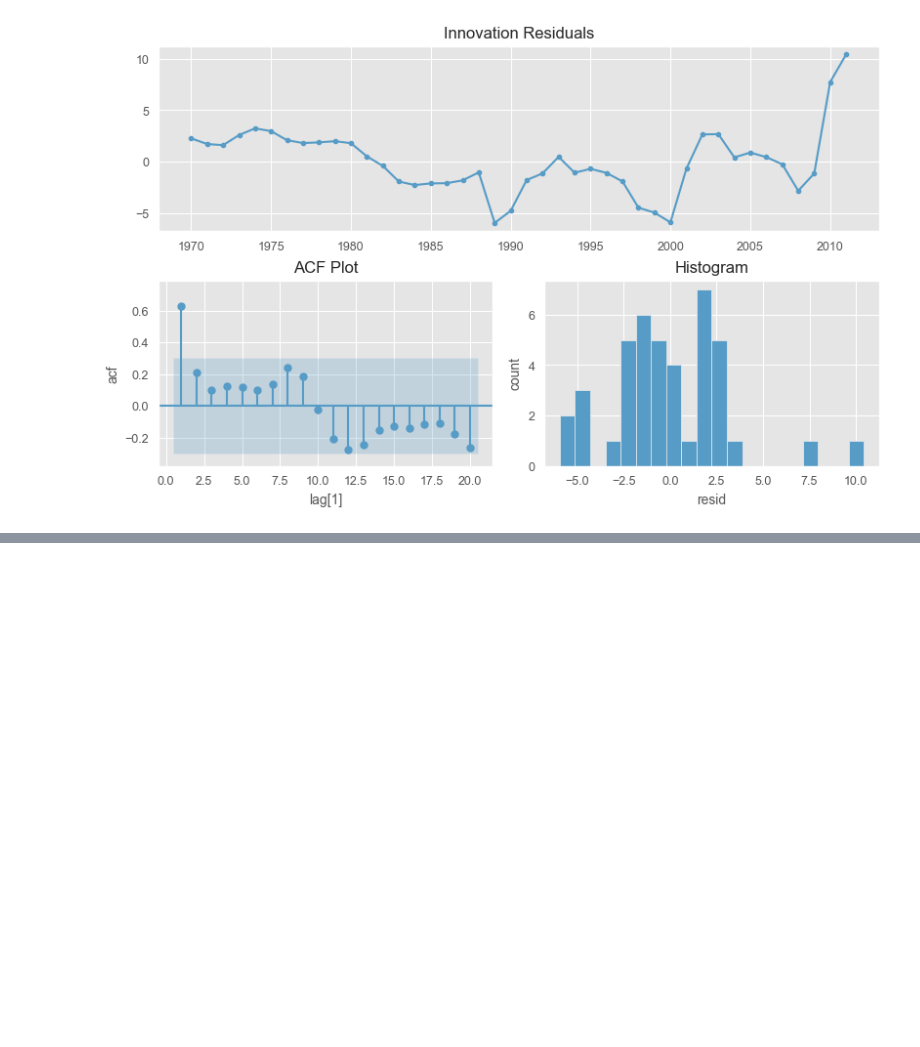
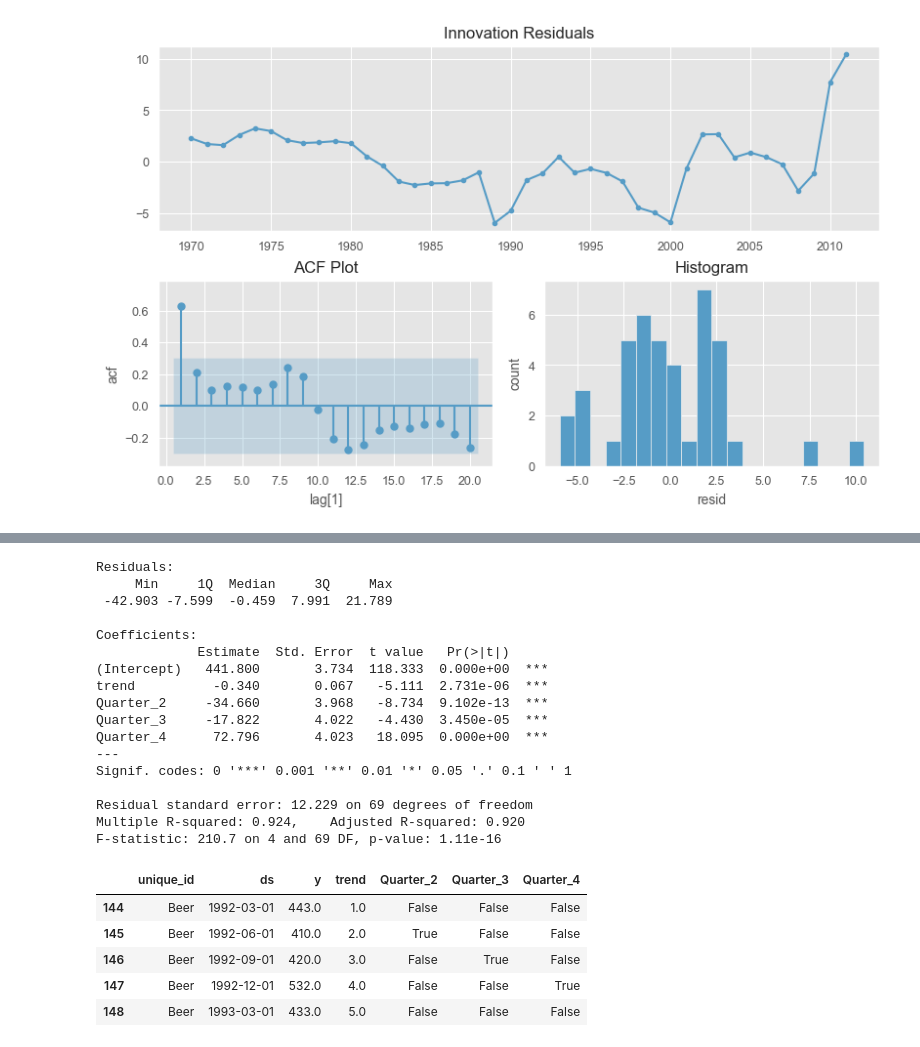
Before and after one commit to DavidGuzzi/TSA, a Jupyter notebook: Forecasting Principles and Practice 3rd/pythonic_way/7.ipynb, the cells around one changed output, grey strips where cells are left out. Cells and saved outputs as stored; diff of their text form; code cells hidden in the pictures; blank space fills up the shorter version.

```diff
--- a/Forecasting Principles and Practice 3rd/pythonic_way/7.ipynb
+++ b/Forecasting Principles and Practice 3rd/pythonic_way/7.ipynb
@@ -403,0 +416,38 @@ plot_diagnostics(forecaster=mf, target_col="Passengers", time_col="Year",
+# %%
+fit_beer = recent_beer.copy()
+# Add trend
+fit_beer, _ = trend(fit_beer, freq="QS-DEC")
+# Add quarterly indicators
+quarter = pd.get_dummies(fit_beer.ds.dt.quarter,
+    prefix="Quarter", drop_first=True)
+fit_beer = fit_beer.join(quarter)
+
+mf = MLForecast(models=LinearRegression(), freq="QS-DEC")
+mf.fit(fit_beer, fitted=True, static_features=[])
+insample = mf.forecast_fitted_values()
+print_regression_summary_from_model(mf.models_['LinearRegression'])
+display(fit_beer.head())
+# %% [output]
+Residuals:
+     Min     1Q  Median     3Q     Max
+ -42.903 -7.599  -0.459  7.991  21.789
+
+Coefficients:
+             Estimate  Std. Error  t value   Pr(>|t|)
+(Intercept)   441.800       3.734  118.333  0.000e+00  ***
+trend          -0.340       0.067   -5.111  2.731e-06  ***
+Quarter_2     -34.660       3.968   -8.734  9.102e-13  ***
+Quarter_3     -17.822       4.022   -4.430  3.450e-05  ***
+Quarter_4      72.796       4.023   18.095  0.000e+00  ***
+---
+Signif. codes: 0 '***' 0.001 '**' 0.01 '*' 0.05 '.' 0.1 ' ' 1
+
+Residual standard error: 12.229 on 69 degrees of freedom
+Multiple R-squared: 0.924,    Adjusted R-squared: 0.920
+F-statistic: 210.7 on 4 and 69 DF, p-value: 1.11e-16
+|  | unique_id | ds | y | trend | Quarter_2 | Quarter_3 | Quarter_4 |
+| 144 | Beer | 1992-03-01 | 443.0 | 1.0 | False | False | False |
+| 145 | Beer | 1992-06-01 | 410.0 | 2.0 | True | False | False |
+| 146 | Beer | 1992-09-01 | 420.0 | 3.0 | False | True | False |
+| 147 | Beer | 1992-12-01 | 532.0 | 4.0 | False | False | True |
+| 148 | Beer | 1993-03-01 | 433.0 | 5.0 | False | False | False |
```
Also changed, not shown: parts of 4 cells of this notebook.
